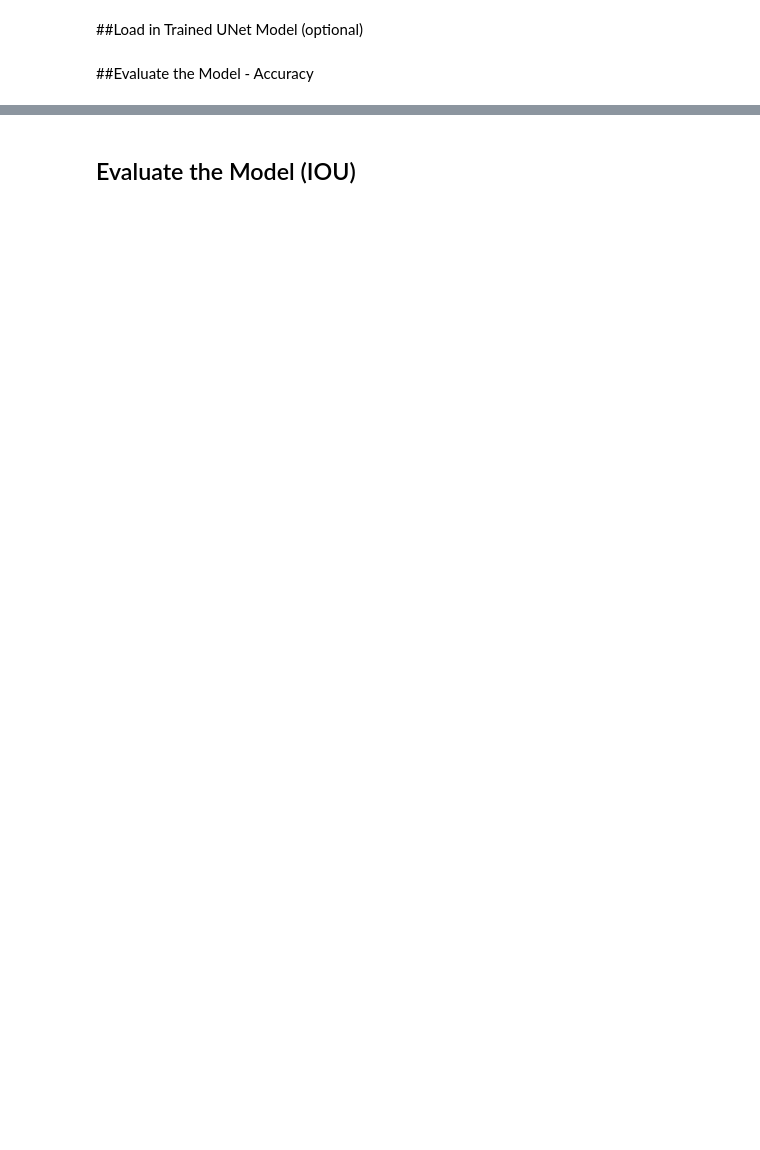
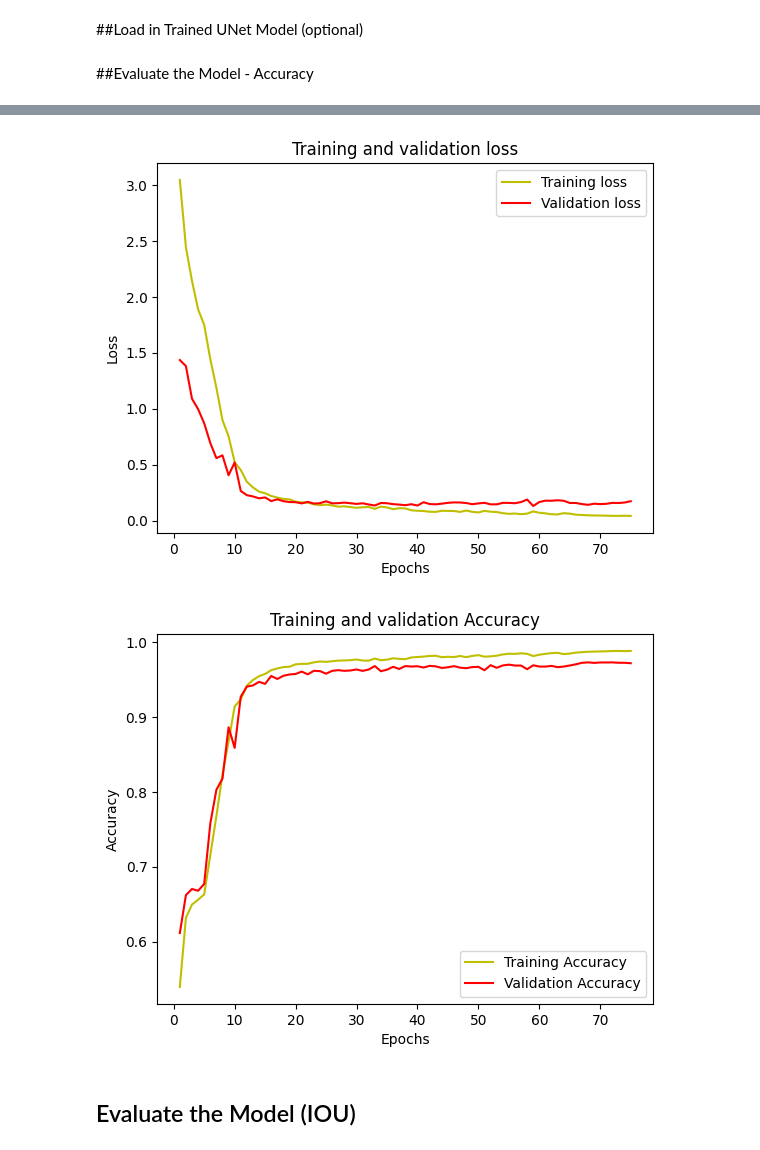
Before and after one commit to trenchproject/wing-segmentation, a Jupyter notebook: multiclass_unet_wing_segmentation.ipynb, the cells around one changed output, grey strips where cells are left out. Cells and saved outputs as stored; diff of their text form; code cells hidden in the pictures; blank space fills up the shorter version.

```diff
--- a/multiclass_unet_wing_segmentation.ipynb
+++ b/multiclass_unet_wing_segmentation.ipynb
@@ -203,20 +361,20 @@ IMG_CHANNELS = X_train.shape[3]
 # Train Model
 model = get_model()
 model.compile(optimizer='adam', loss='categorical_crossentropy', metrics=['accuracy'])
+# model.compile(optimizer='adam', loss='categorical_focal_crossentropy', metrics=['accuracy'])
 model.summary()
 
 #If starting with pre-trained weights.
 #model.load_weights('???.hdf5')
 
+num_epochs = 75
 history = model.fit(X_train, y_train_cat,
                     batch_size = 16,
                     verbose=1,
-                    epochs=50,
-                    validation_data=(X_test, y_test_cat),
-                    #class_weight=class_weights,
+                    epochs=num_epochs,
+                    validation_data=(X_val, y_val_cat),
+                    class_weight=class_weights,
                     shuffle=False)
 
-
-
-model_save_path = '/content/drive/MyDrive/annotation_data/unet_butterflies.hdf5'
+model_save_path = MODEL_SAVE_PATH
 model.save(model_save_path)
@@ -239,25 +415,28 @@ Accuracy is =  97.21275568008423 %
 # %%
-# #plot the training and validation accuracy and loss at each epoch
-# loss = history.history['loss']
-# val_loss = history.history['val_loss']
-# epochs = range(1, len(loss) + 1)
-# plt.plot(epochs, loss, 'y', label='Training loss')
-# plt.plot(epochs, val_loss, 'r', label='Validation loss')
-# plt.title('Training and validation loss')
-# plt.xlabel('Epochs')
-# plt.ylabel('Loss')
-# plt.legend()
-# plt.show()
+#plot the training and validation accuracy and loss at each epoch
+loss = history.history['loss']
+val_loss = history.history['val_loss']
+epochs = range(1, len(loss) + 1)
+plt.plot(epochs, loss, 'y', label='Training loss')
+plt.plot(epochs, val_loss, 'r', label='Validation loss')
+plt.title('Training and validation loss')
+plt.xlabel('Epochs')
+plt.ylabel('Loss')
+plt.legend()
+plt.show()
 
-# acc = history.history['accuracy']
-# val_acc = history.history['val_accuracy']
+acc = history.history['accuracy']
+val_acc = history.history['val_accuracy']
 
-# plt.plot(epochs, acc, 'y', label='Training Accuracy')
-# plt.plot(epochs, val_acc, 'r', label='Validation Accuracy')
-# plt.title('Training and validation Accuracy')
-# plt.xlabel('Epochs')
-# plt.ylabel('Accuracy')
-# plt.legend()
-# plt.show()
+plt.plot(epochs, acc, 'y', label='Training Accuracy')
+plt.plot(epochs, val_acc, 'r', label='Validation Accuracy')
+plt.title('Training and validation Accuracy')
+plt.xlabel('Epochs')
+plt.ylabel('Accuracy')
+plt.legend()
+plt.show()
+# %% [output]
+[figure, added]
+[figure, added]
 # %% [markdown]
 ## Evaluate the Model (IOU)
```
Also changed, not shown: parts of 36 cells of this notebook, 1 other file.
